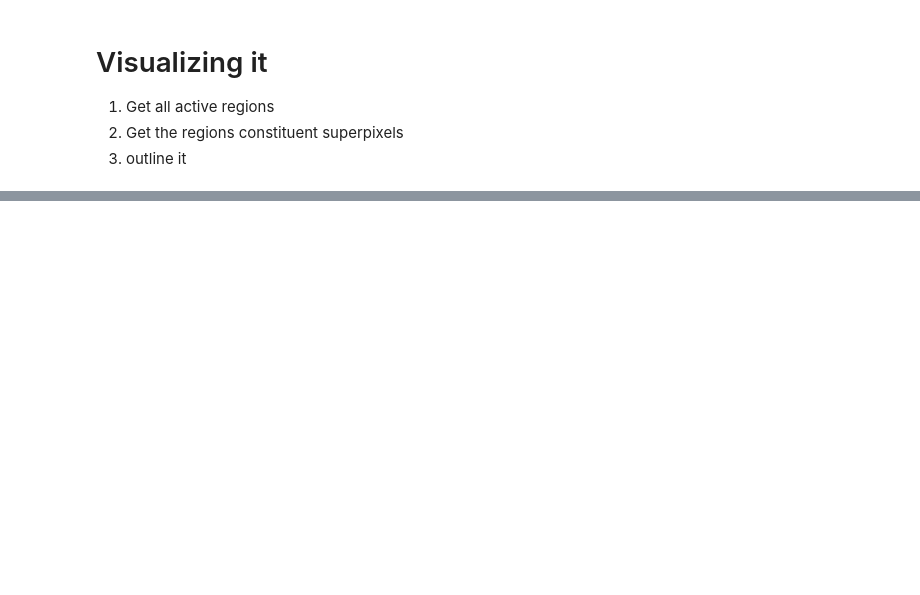
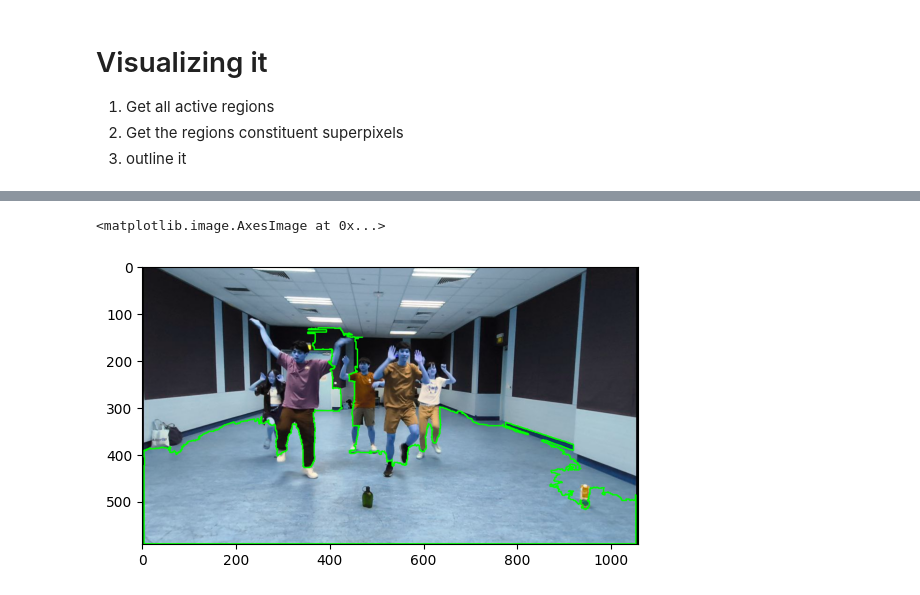
Before and after one commit to RingoftheKing/odorography, a Jupyter notebook: DanceSegmenter.ipynb, the cells around one changed output, grey strips where cells are left out. Saved outputs shown, nothing was run; the diff lists cells and outputs as text; code cells hidden in the pictures; blank space fills up the shorter version.

```diff
--- a/DanceSegmenter.ipynb
+++ b/DanceSegmenter.ipynb
@@ -568,0 +643,9 @@ plt.imshow(color_viz)
+# %%
+# find contours
+contours, _hierarchy = cv2.findContours(binary_mask, cv2.RETR_EXTERNAL, cv2.CHAIN_APPROX_SIMPLE)
+contour_img = img.copy()
+cv2.drawContours(contour_img, contours, -1, (0, 255, 0), 2)
+plt.imshow(contour_img)
+# %% [output]
+<matplotlib.image.AxesImage at 0x...>
+[figure, added]
```
Also changed, not shown: parts of 28 cells of this notebook, 9 other files.
